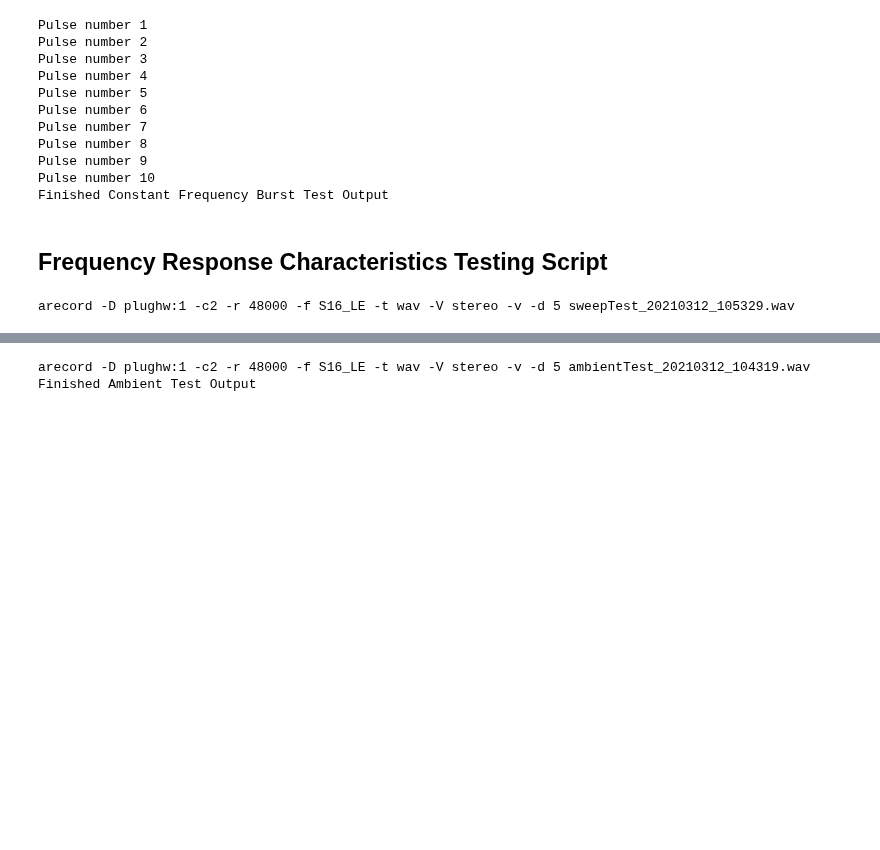
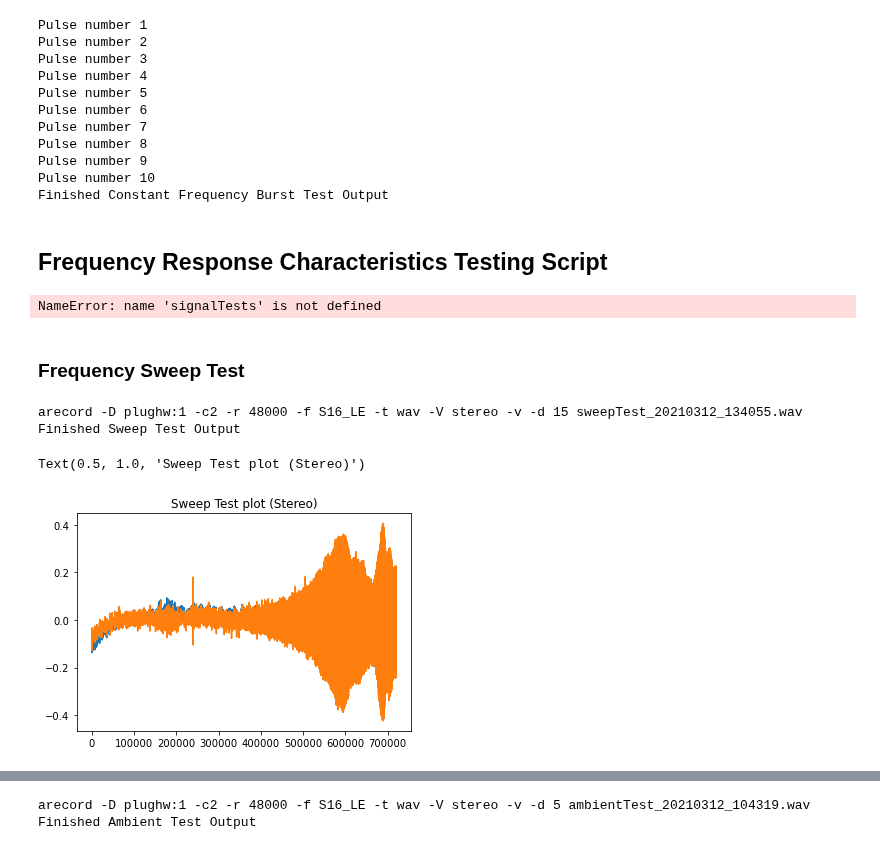
Before and after one commit to uwasystemhealth/VM3000-Microphones, a Jupyter notebook: Signal Processing/Signal Generation.ipynb, the cells around one changed output, grey strips where cells are left out. Drawn from its saved outputs; the diff is of its cells as text; code cells hidden in the pictures; blank space fills up the shorter version.

Commit message:
Added in plotting codes

```diff
--- a/Signal Processing/Signal Generation.ipynb
+++ b/Signal Processing/Signal Generation.ipynb
@@ -404,10 +429,37 @@ st = signalTests()
+# %%
+%matplotlib inline
+import matplotlib.pyplot as plt
+
+from scipy.io import wavfile
+from scipy.fftpack import fft,fftfreq
+
+import IPython
+import numpy as np
+import soundfile
+
+st = signalTests()
+# %% [output]
+NameError: name 'signalTests' is not defined
+# %% [markdown]
+### Frequency Sweep Test
 # %%
 # Running Frequency Sweep Test & recording audio from RPI Zero W
 
 mode="logarithmic"
-runTime=5
+runTime=10
 sleepTime=2
+recordTime=15
 
-st.sweepTest(mode,runTime,sleepTime)
+st.sweepTest(mode,recordTime,runTime,sleepTime)
 # %% [output]
-arecord -D plughw:1 -c2 -r 48000 -f S16_LE -t wav -V stereo -v -d 5 sweepTest_20210312_105329.wav
+arecord -D plughw:1 -c2 -r 48000 -f S16_LE -t wav -V stereo -v -d 15 sweepTest_20210312_134055.wav
+Finished Sweep Test Output
+# %%
+# data, samplerate = soundfile.read(f"sweepTest_{now}.wav")
+data, samplerate = soundfile.read("sweepTest_20210312_134055.wav")
+
+plt.plot(data[:recordTime*samplerate]) # Plotting stereo audio
+plt.title("Sweep Test plot (Stereo)")
+# %% [output]
+Text(0.5, 1.0, 'Sweep Test plot (Stereo)')
+[figure, added]
```
Also changed, not shown: parts of 26 cells of this notebook.
